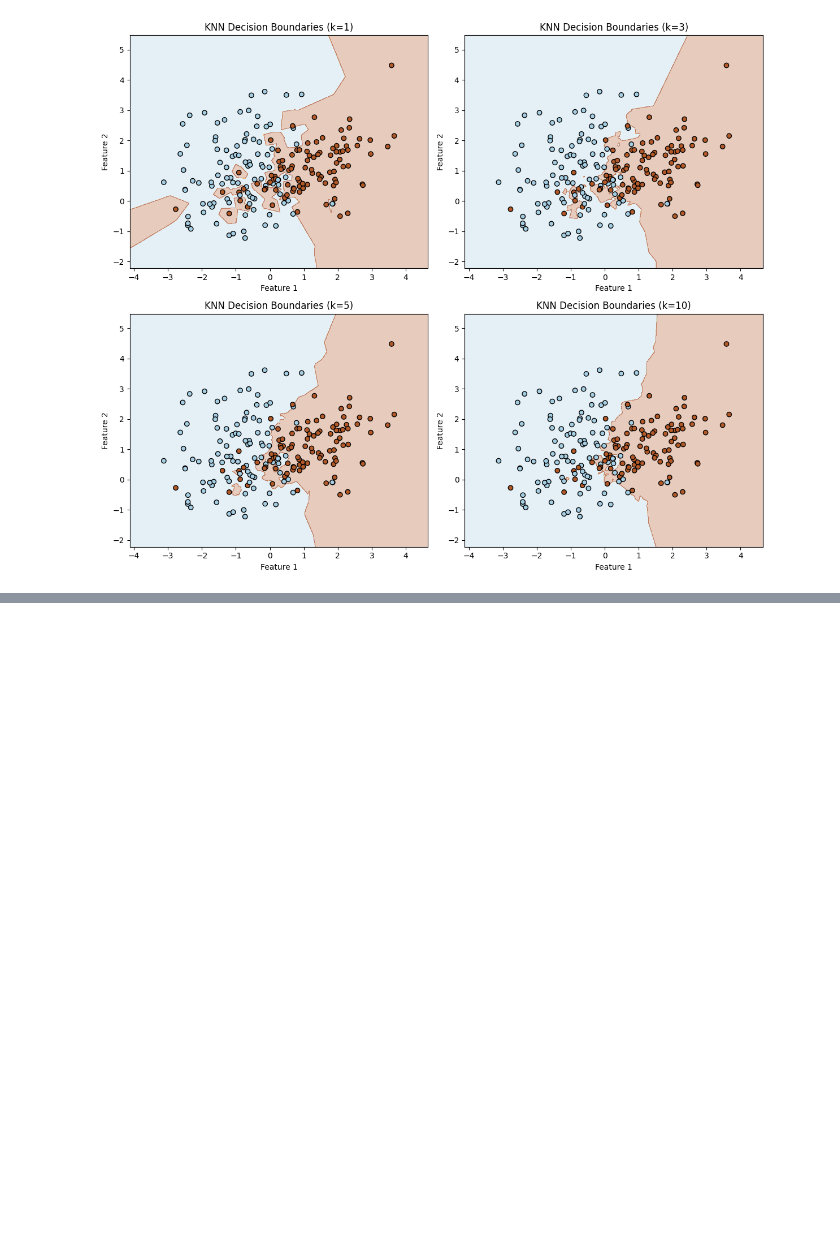
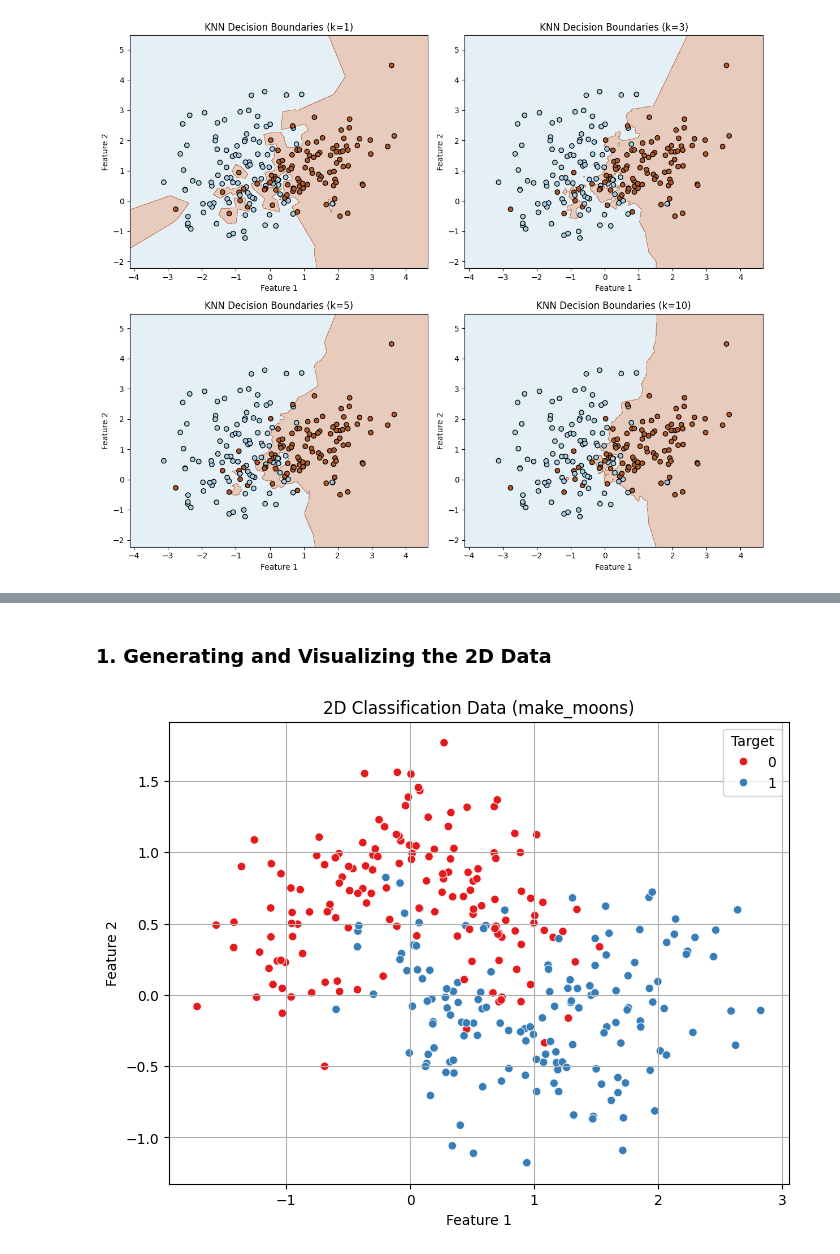
Before and after one commit to itsluckysharma01/Python-from-START, a Jupyter notebook: G05_K-Nearest_Neighbor(KNN)_Algorithm_Supervised.ipynb, the cells around one changed output, grey strips where cells are left out. Saved outputs shown, nothing was run; the diff lists cells and outputs as text; code cells hidden in the pictures; blank space fills up the shorter version.

```diff
--- a/G05_K-Nearest_Neighbor(KNN)_Algorithm_Supervised.ipynb
+++ b/G05_K-Nearest_Neighbor(KNN)_Algorithm_Supervised.ipynb
@@ -253,0 +258,23 @@ plt.show()
+# %% [markdown]
+### 1. Generating and Visualizing the 2D Data
+# %%
+from sklearn.datasets import make_moons
+import matplotlib.pyplot as plt
+import seaborn as sns
+import pandas as pd
+
+# Create synthetic 2D data
+X, y = make_moons(n_samples=300, noise=0.3, random_state=42)
+
+# Create a DataFrame for plotting
+df = pd.DataFrame(X, columns=["Feature 1", "Feature 2"])
+df['Target'] = y
+
+# Visualize the 2D data
+plt.figure(figsize=(8, 6))
+sns.scatterplot(data=df, x="Feature 1", y="Feature 2", hue="Target", palette="Set1")
+plt.title("2D Classification Data (make_moons)")
+plt.grid(True)
+plt.show()
+# %% [output]
+[figure, added]
```
Also changed, not shown: parts of 15 cells of this notebook.
